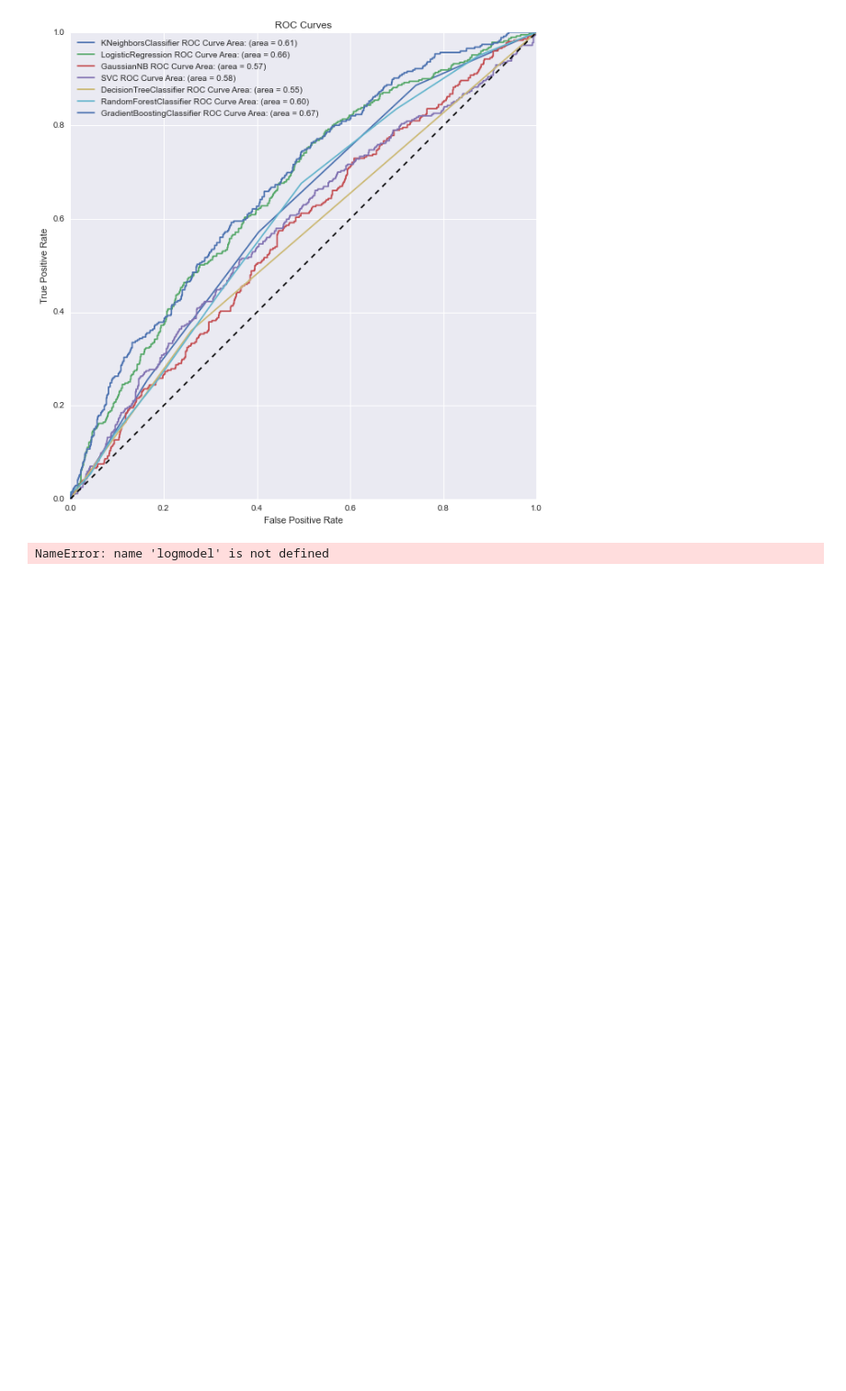
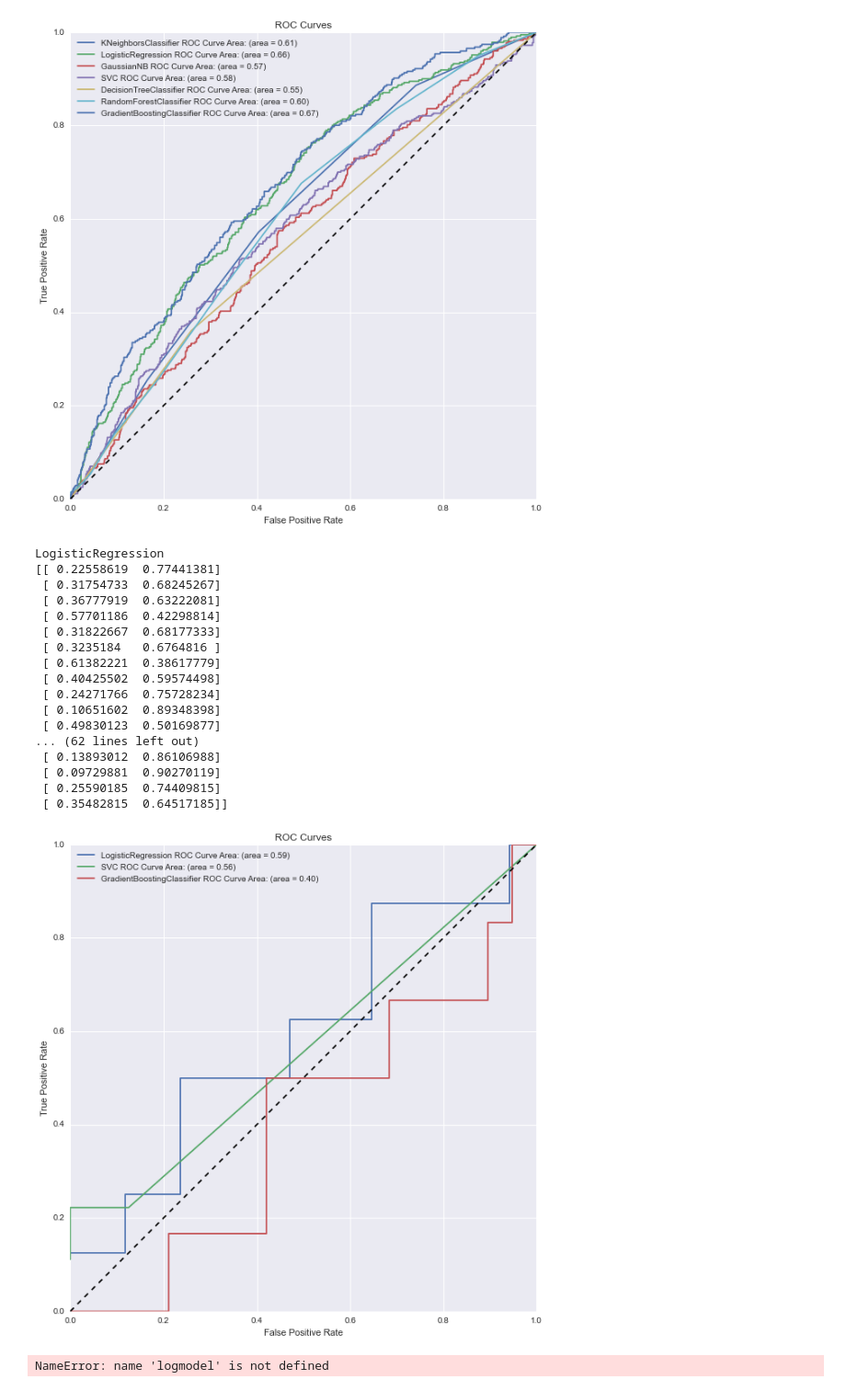
Before and after one commit to LylePayne/DonorsChooseAnalysis, a Jupyter notebook: KojakDonorsChoosePredictionAnalysis2.ipynb, the cells around one changed output. Shown: that part at 92% size. Drawn from its saved outputs; the diff is of its cells as text; code cells hidden in the pictures; blank space fills up the shorter version.

```diff
--- a/KojakDonorsChoosePredictionAnalysis2.ipynb
+++ b/KojakDonorsChoosePredictionAnalysis2.ipynb
@@ -275,3 +272,5 @@ dummy_sample = dummy_df_10.loc[np.random.choice(dummy_df_10.index, 5000, replace
+# %%
+small_sample = dummy_df_10.loc[np.random.choice(dummy_df_10.index, 100, replace=False)]
 # %%
 dummy_sample.describe()
 # %% [output]
@@ -829,6 +652,27 @@ roc_function(dummy_sample, category_feature_list_11, estlist)
 roc_function(dummy_sample, category_totalfunding, estlist)
 # %% [output]
 [figure]
+# %%
+roc_function(small_sample, feature_list_8_dict, estlist3)
+# %% [output]
+LogisticRegression
+[[ 0.22558619  0.77441381]
+ [ 0.31754733  0.68245267]
+ [ 0.36777919  0.63222081]
+ [ 0.57701186  0.42298814]
+ [ 0.31822667  0.68177333]
+ [ 0.3235184   0.6764816 ]
+ [ 0.61382221  0.38617779]
+ [ 0.40425502  0.59574498]
+ [ 0.24271766  0.75728234]
+ [ 0.10651602  0.89348398]
+ [ 0.49830123  0.50169877]
+... (62 lines left out)
+ [ 0.13893012  0.86106988]
+ [ 0.09729881  0.90270119]
+ [ 0.25590185  0.74409815]
+ [ 0.35482815  0.64517185]]
+[figure, added]
 # %%
 ####Threshold function:
 
```
Also changed, not shown: parts of 15 cells of this notebook.
